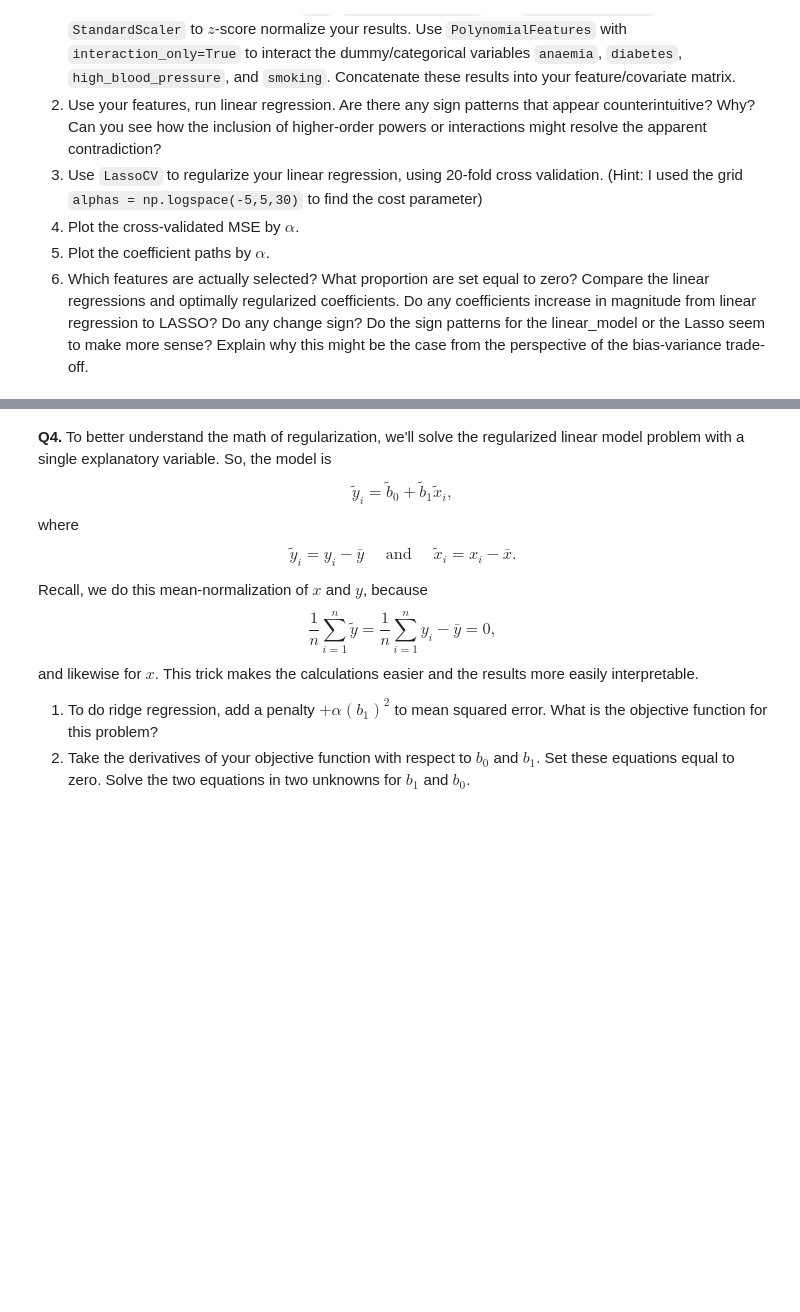
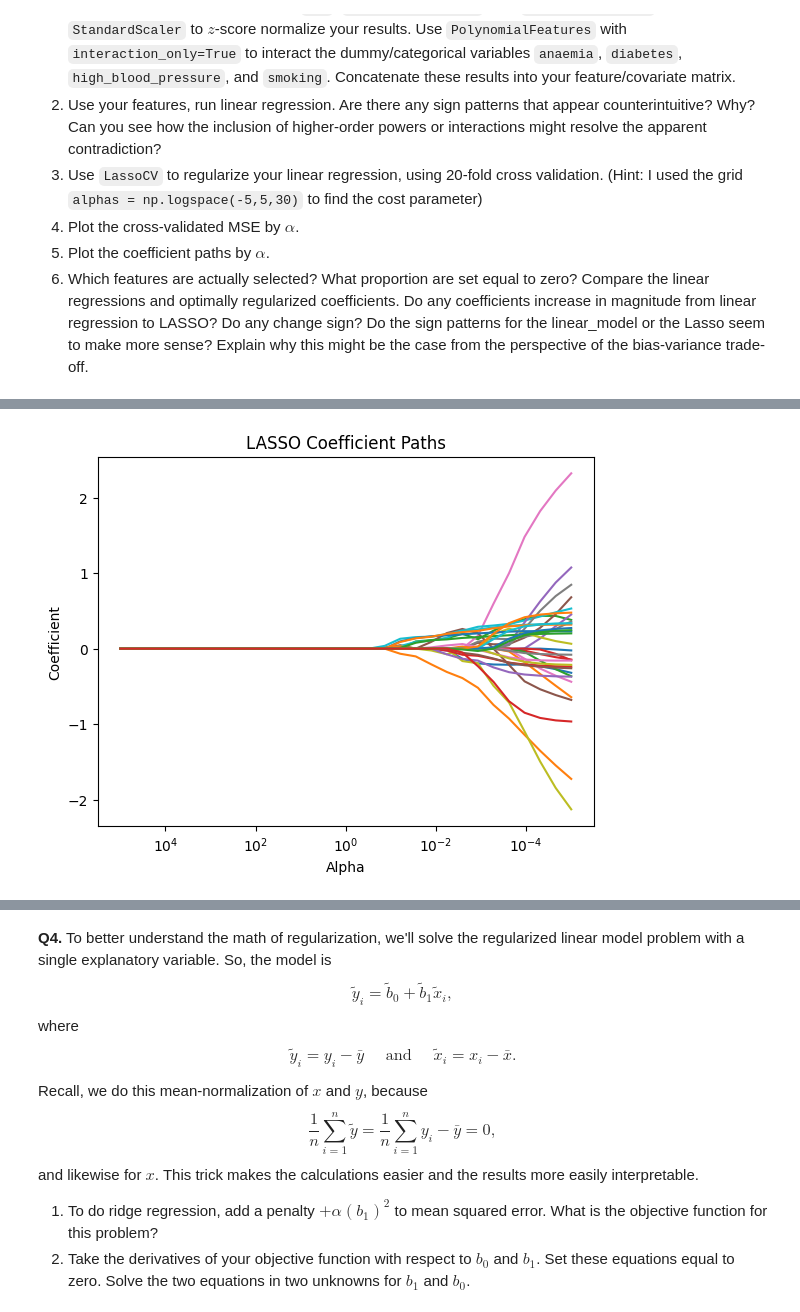
Before and after one commit to msoly25/undergrad_ml_assignments, a Jupyter notebook: 04_assignment_regularization.ipynb, the cells around one changed output, grey strips where cells are left out. Saved outputs shown, nothing was run; the diff lists cells and outputs as text; code cells hidden in the pictures; blank space fills up the shorter version.

```diff
--- a/04_assignment_regularization.ipynb
+++ b/04_assignment_regularization.ipynb
@@ -36,0 +311,14 @@
+# %%
+alphas_path, coefs_path, _ = lasso_path(X, y, alphas=alphas)
+
+for i in range(coefs_path.shape[0]):
+    plt.plot(alphas_path, coefs_path[i])
+
+plt.xscale("log")
+plt.xlabel("Alpha")
+plt.ylabel("Coefficient")
+plt.title("LASSO Coefficient Paths")
+plt.gca().invert_xaxis()
+plt.show()
+# %% [output]
+[figure, added]
```
Also changed, not shown: parts of 29 cells of this notebook.
